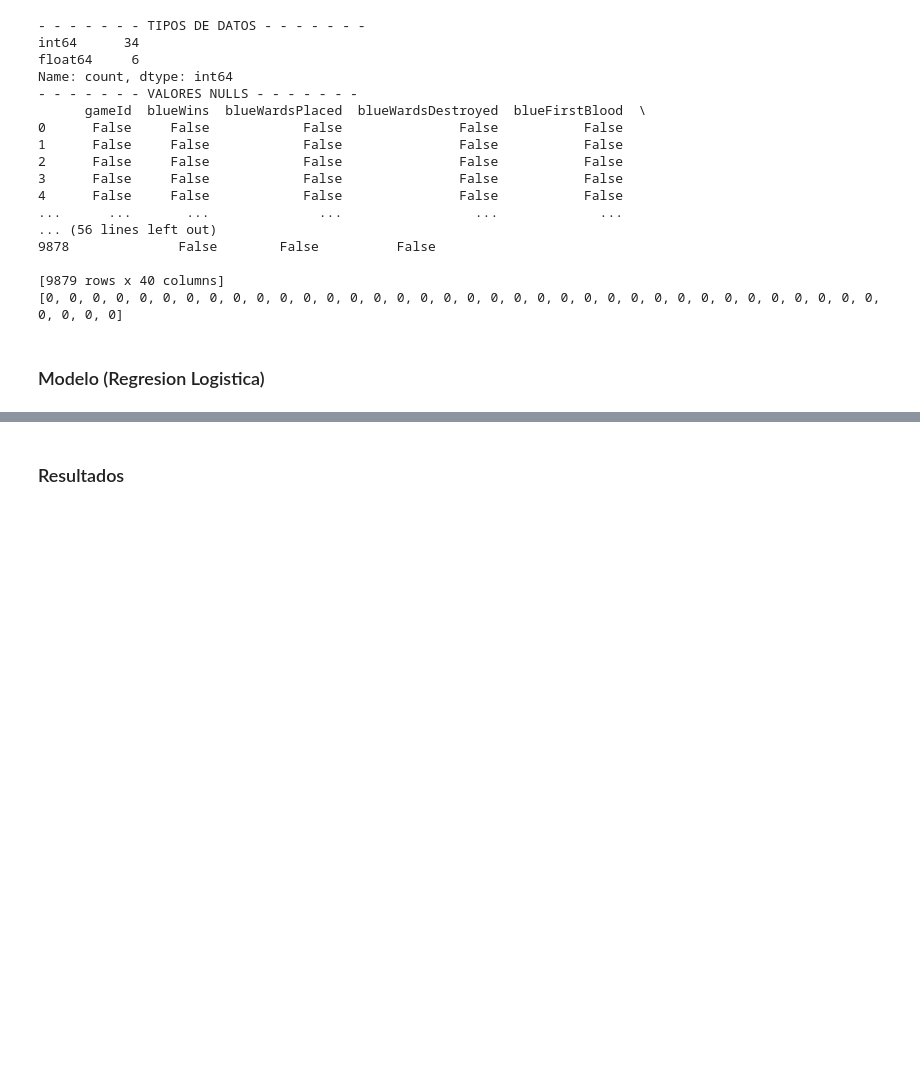
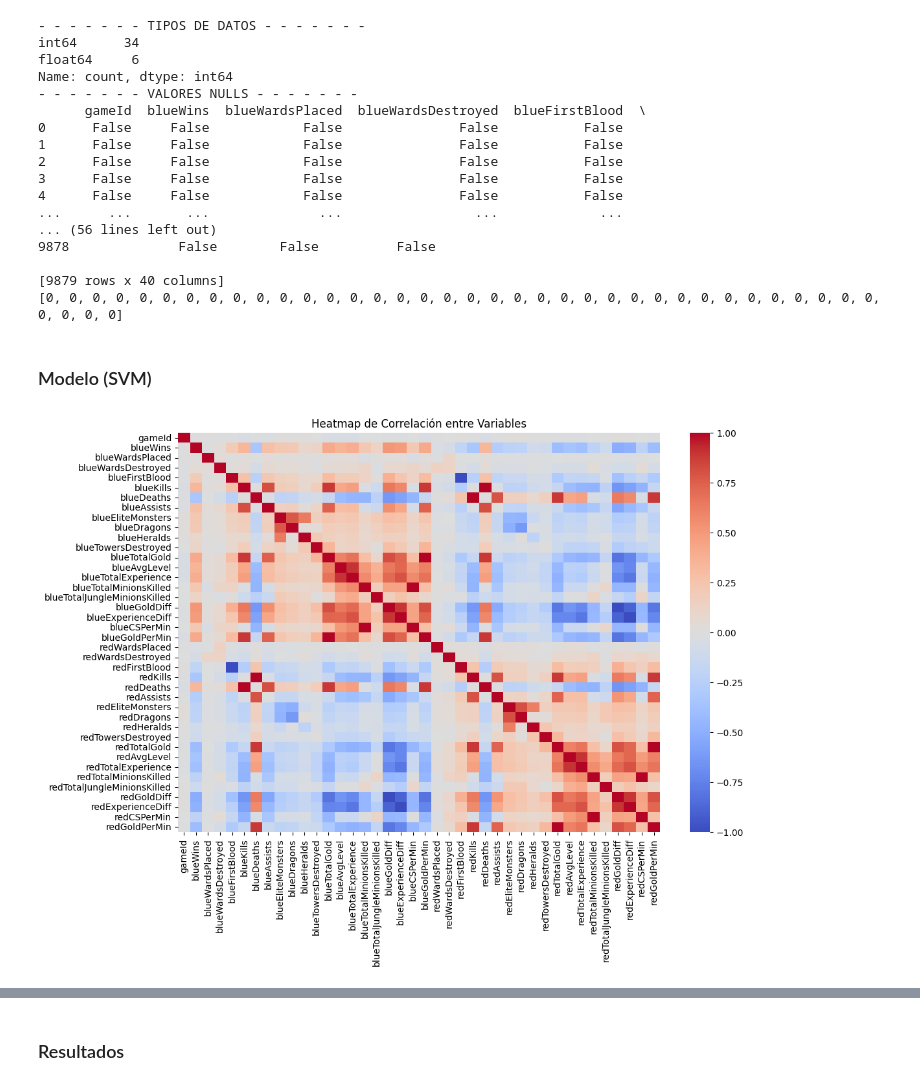
Before and after one commit to Gerax5/LAB2---IA, a Jupyter notebook: 3/3.ipynb, the cells around one changed output, grey strips where cells are left out. Saved outputs shown, nothing was run; the diff lists cells and outputs as text; code cells hidden in the pictures; blank space fills up the shorter version.

```diff
--- a/3/3.ipynb
+++ b/3/3.ipynb
@@ -78,4 +78,4 @@ Name: count, dtype: int64
 [9879 rows x 40 columns]
 [0, 0, 0, 0, 0, 0, 0, 0, 0, 0, 0, 0, 0, 0, 0, 0, 0, 0, 0, 0, 0, 0, 0, 0, 0, 0, 0, 0, 0, 0, 0, 0, 0, 0, 0, 0, 0, 0, 0, 0]
 # %% [markdown]
-### Modelo (Regresion Logistica)
+### Modelo (SVM)
@@ -100,0 +82,15 @@ y_proba = model.predict_proba(X_test)[:, 1]
+# %%
+import seaborn as sns
+import matplotlib.pyplot as plt
+
+# Calcular matriz de correlación
+correlation_matrix = df.corr()
+
+# Graficar el heatmap de correlaciones
+plt.figure(figsize=(12, 8))
+sns.heatmap(correlation_matrix, cmap="coolwarm", annot=False, fmt=".2f")
+
+plt.title("Heatmap de Correlación entre Variables")
+plt.show()
+# %% [output]
+[figure, added]
```
Also changed, not shown: parts of 26 cells of this notebook.
